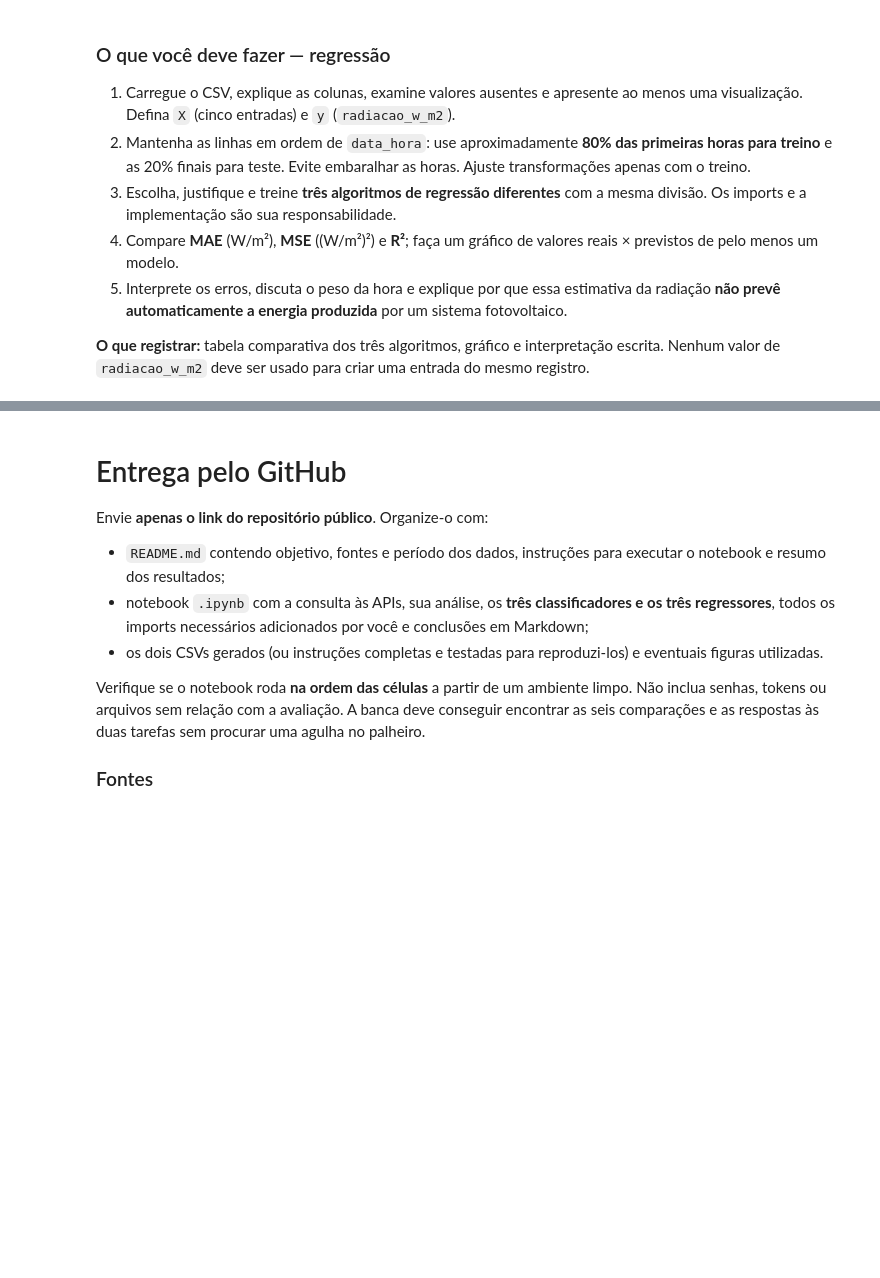
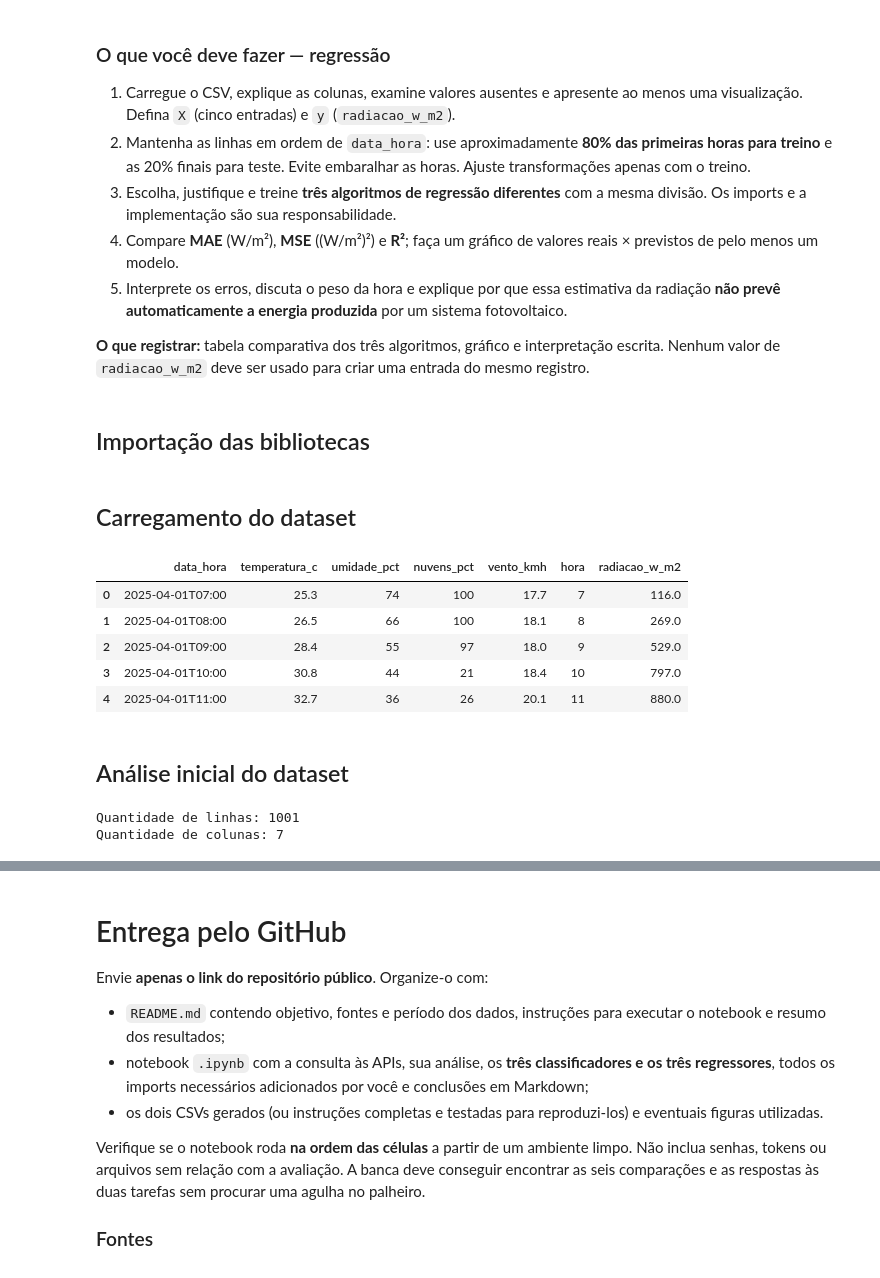
Before and after one commit to JunUehara56/CP5_SERS, a Jupyter notebook: Aula_APIs_Energia_Renovavel_ML.ipynb, the cells around one changed output, grey strips where cells are left out. Drawn from its saved outputs; the diff is of its cells as text; code cells hidden in the pictures; blank space fills up the shorter version.

```diff
--- a/Aula_APIs_Energia_Renovavel_ML.ipynb
+++ b/Aula_APIs_Energia_Renovavel_ML.ipynb
@@ -553,3 +555,5 @@ Salvo: meteo_regressao_orange.csv
 5. Interprete os erros, discuta o peso da hora e explique por que essa estimativa da radiação **não prevê automaticamente a energia produzida** por um sistema fotovoltaico.
 
 **O que registrar:** tabela comparativa dos três algoritmos, gráfico e interpretação escrita. Nenhum valor de `radiacao_w_m2` deve ser usado para criar uma entrada do mesmo registro.
+# %% [markdown]
+## Importação das bibliotecas
@@ -555,0 +565,25 @@ Salvo: meteo_regressao_orange.csv
+# %% [markdown]
+## Carregamento do dataset
+# %%
+# Carregando o dataset a partir do link correto fornecido
+url = "https://raw.githubusercontent.com/JunUehara56/CP5_SERS/refs/heads/main/meteo_regressao_orange.csv"
+df = pd.read_csv(url)
+
+# Visualizando as primeiras linhas
+df.head()
+# %% [output]
+|  | data_hora | temperatura_c | umidade_pct | nuvens_pct | vento_kmh | hora | radiacao_w_m2 |
+| 0 | 2025-04-01T07:00 | 25.3 | 74 | 100 | 17.7 | 7 | 116.0 |
+| 1 | 2025-04-01T08:00 | 26.5 | 66 | 100 | 18.1 | 8 | 269.0 |
+| 2 | 2025-04-01T09:00 | 28.4 | 55 | 97 | 18.0 | 9 | 529.0 |
+| 3 | 2025-04-01T10:00 | 30.8 | 44 | 21 | 18.4 | 10 | 797.0 |
+| 4 | 2025-04-01T11:00 | 32.7 | 36 | 26 | 20.1 | 11 | 880.0 |
+# %% [markdown]
+## Análise inicial do dataset
+# %%
+# Verificando as dimensões do DataFrame (linhas e colunas)
+print(f"Quantidade de linhas: {df.shape[0]}")
+print(f"Quantidade de colunas: {df.shape[1]}")
+# %% [output]
+Quantidade de linhas: 1001
+Quantidade de colunas: 7
```
Also changed, not shown: parts of 10 cells of this notebook.
